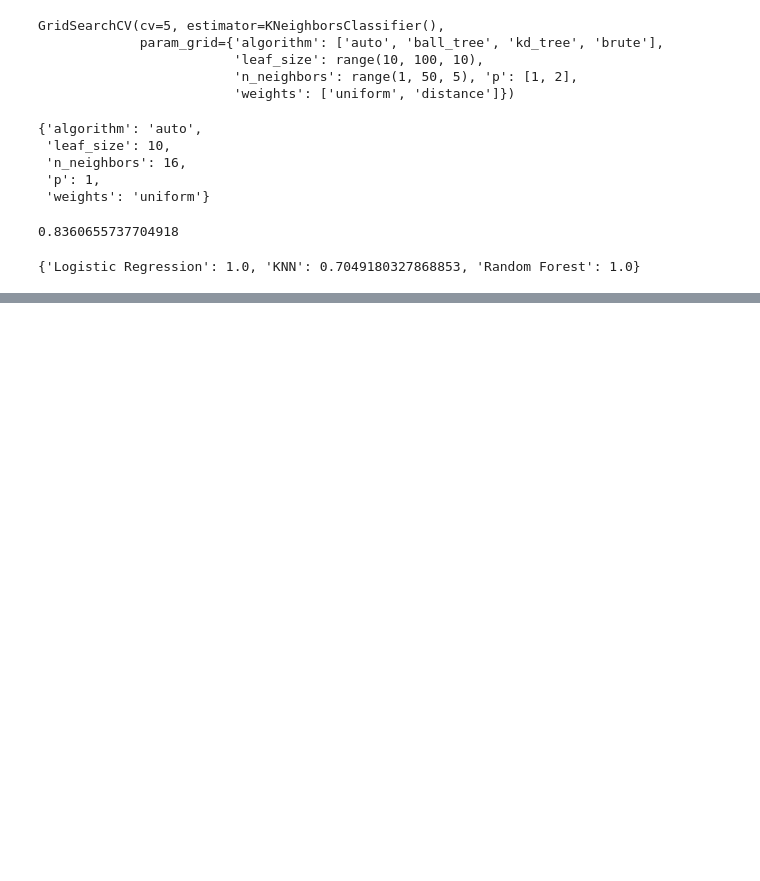
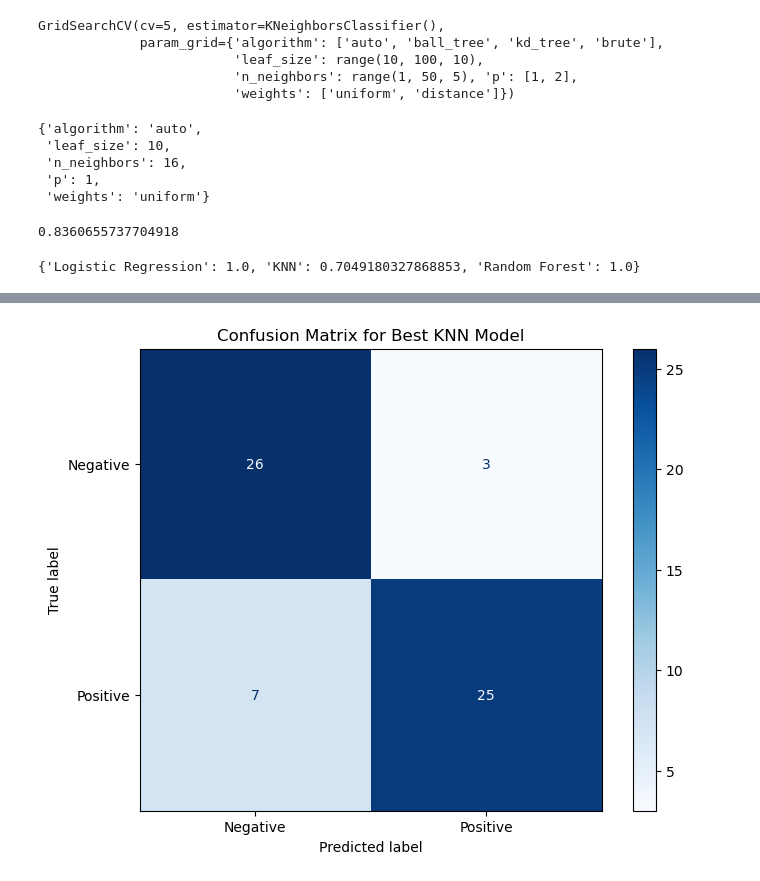
Before and after one commit to Victor-Johnson/ml-heart-diseases, a Jupyter notebook: main.ipynb, the cells around one changed output, grey strips where cells are left out. Drawn from its saved outputs; the diff is of its cells as text; code cells hidden in the pictures; blank space fills up the shorter version.

Commit message:
Confusion Matrix

```diff
--- a/main.ipynb
+++ b/main.ipynb
@@ -686,0 +727,15 @@ model_score
+# %%
+from sklearn.metrics import confusion_matrix, ConfusionMatrixDisplay
+y_pred = kn_grid.predict(X_test)
+cm = confusion_matrix(y_test, y_pred)
+
+# Display the confusion matrix
+cm_display = ConfusionMatrixDisplay(confusion_matrix=cm, display_labels=["Negative", "Positive"])
+
+# Plot the confusion matrix
+plt.figure(figsize=(8, 6))
+cm_display.plot(cmap="Blues", ax=plt.gca())
+plt.title("Confusion Matrix for Best KNN Model")
+plt.show()
+# %% [output]
+[figure, added]
```
Also changed, not shown: parts of 4 cells of this notebook.
